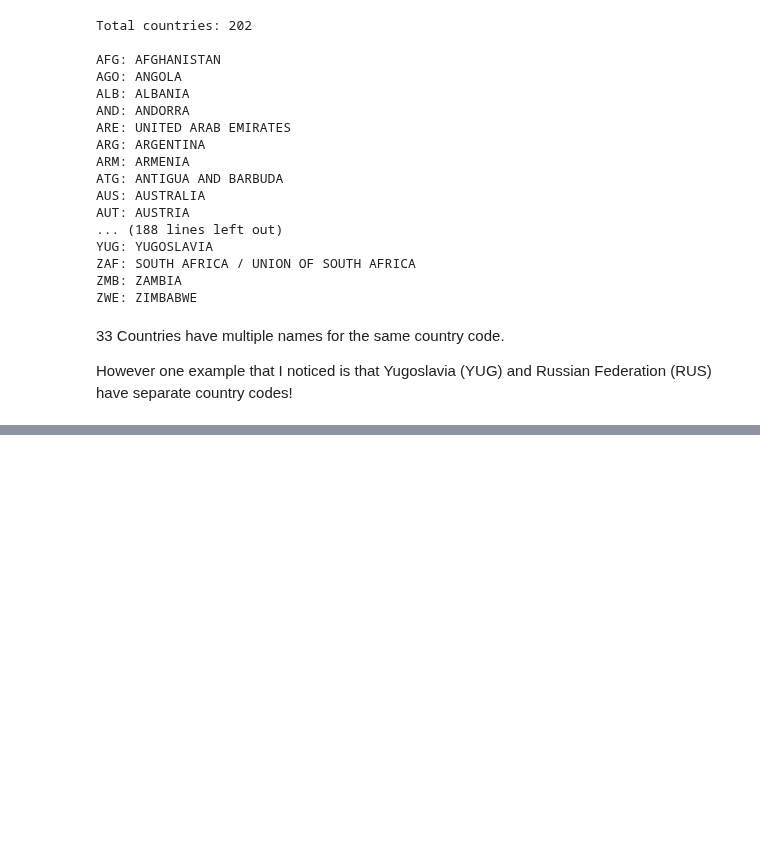
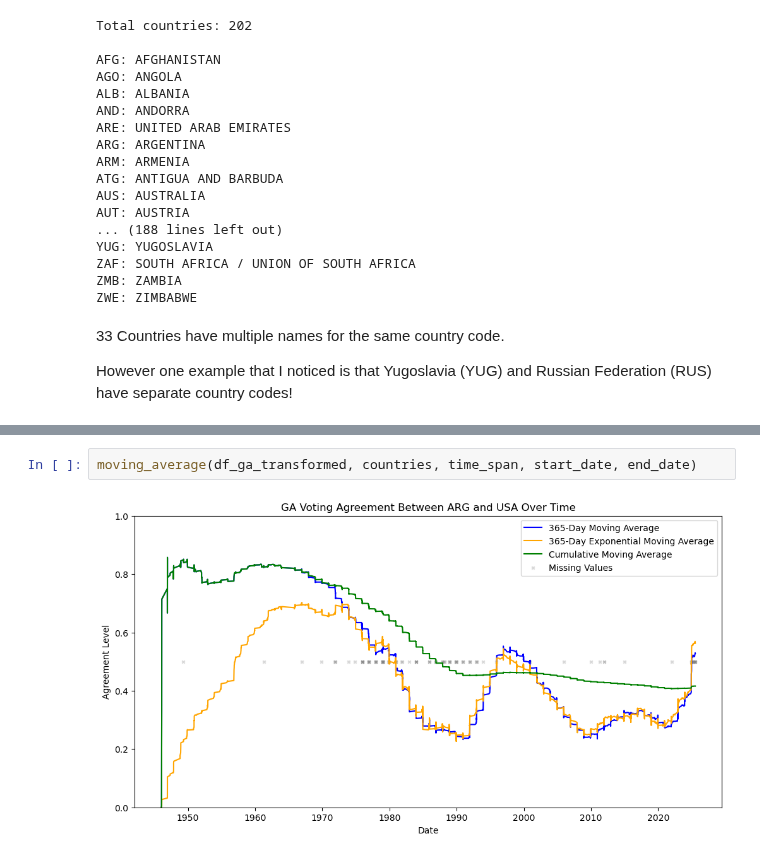
Before and after one commit to unst-ethz/policy-pulse, a Jupyter notebook: notebooks/janic/exploration.ipynb, the cells around one changed output, grey strips where cells are left out. Cells and saved outputs as stored; diff of their text form; blank space fills up the shorter version.

Commit message:
Agreement Moving Average

```diff
--- a/notebooks/janic/exploration.ipynb
+++ b/notebooks/janic/exploration.ipynb
@@ -196,0 +297,4 @@ However one example that I noticed is that Yugoslavia (YUG) and Russian Federati
+# %%
+moving_average(df_ga_transformed, countries, time_span, start_date, end_date)
+# %% [output]
+[figure, added]
```
Also changed, not shown: parts of 2 cells of this notebook.
